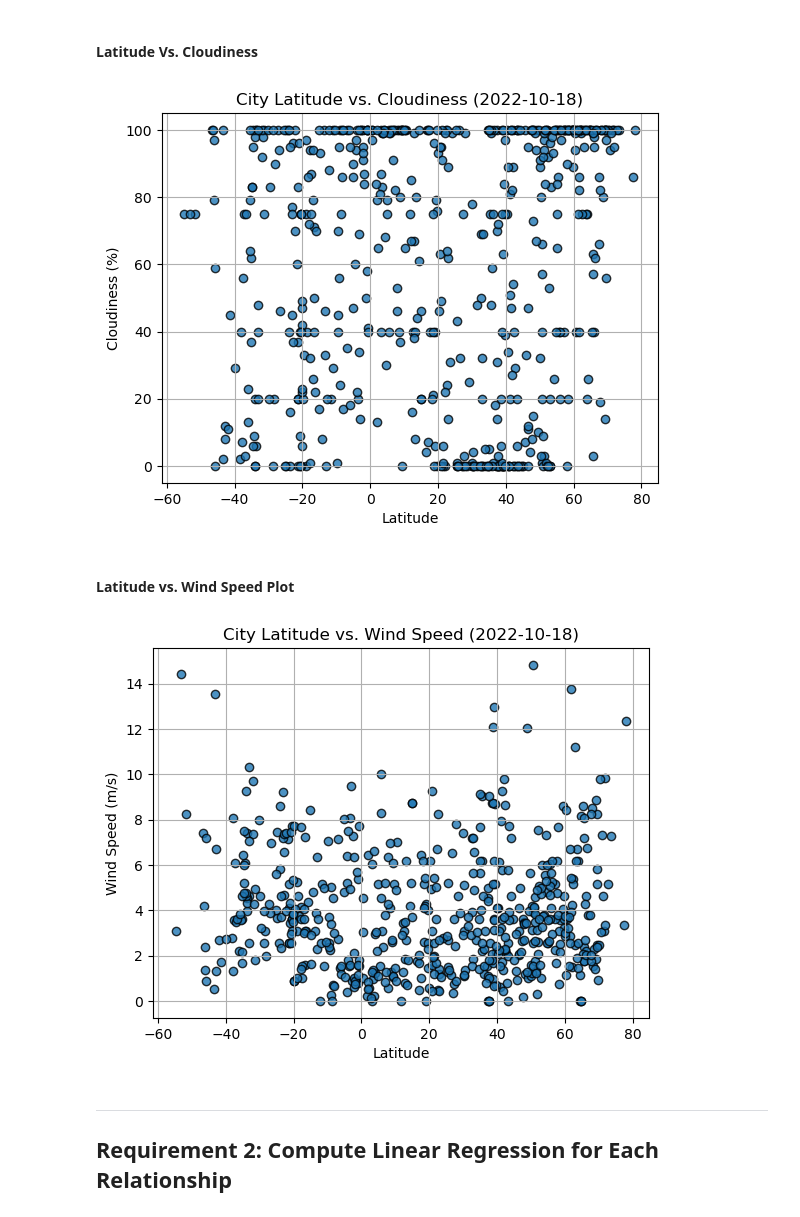
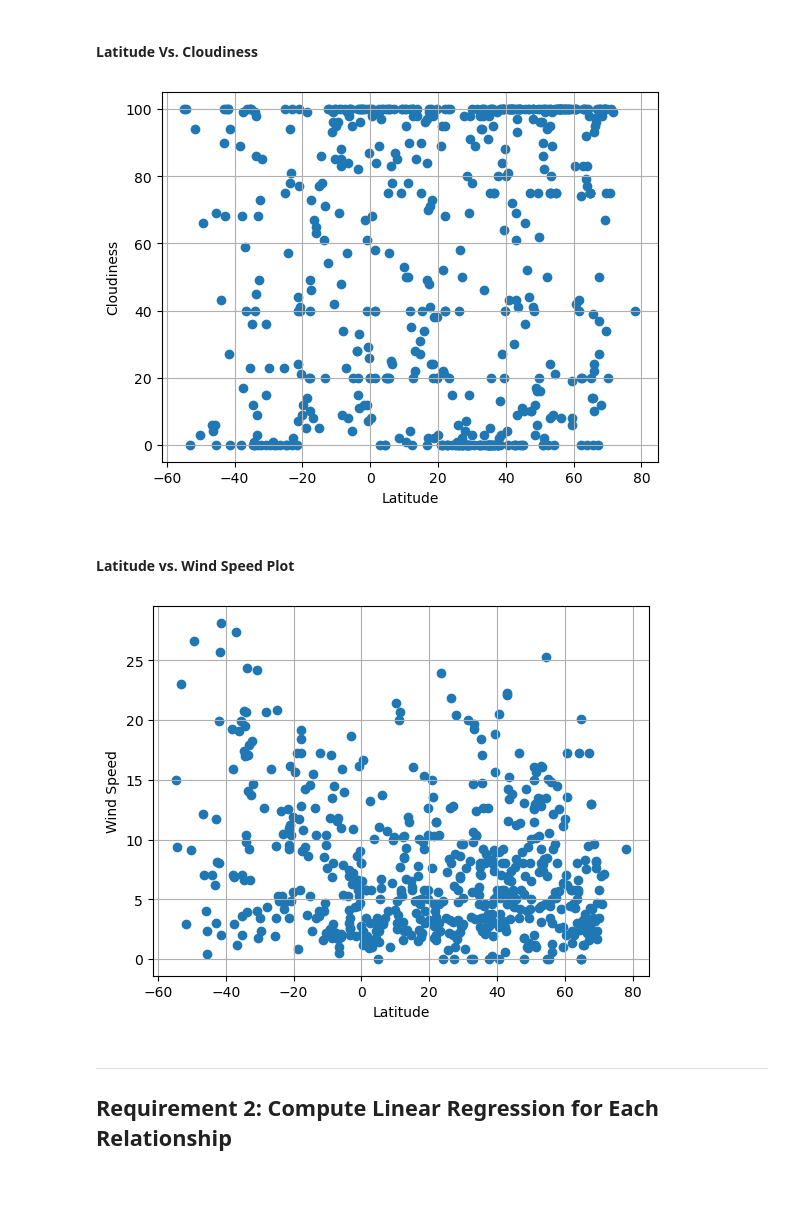
Before and after one commit to eeneedles/python-api-challenge, a Jupyter notebook: WeatherPy/WeatherPy.ipynb, the cells around one changed output. Cells and saved outputs as stored; diff of their text form; code cells hidden in the pictures; blank space fills up the shorter version.

```diff
--- a/WeatherPy/WeatherPy.ipynb
+++ b/WeatherPy/WeatherPy.ipynb
@@ -172,6 +174,6 @@ city_data_df.to_csv("output_data/cities.csv", index_label="City_ID")
 # %%
 # Read saved data
-city_data_df = pd.read_csv("output_data/cities.csv", index_col="City_ID")
+city_data_df = pd.read_csv("../cities.csv", index_col="City_ID")
 
 # Display sample data
 city_data_df.head()
@@ -221,34 +233,44 @@ plt.show()
 #### Latitude Vs. Cloudiness
 # %%
 # Build the scatter plots for latitude vs. cloudiness
-# YOUR CODE HERE
+x_values = city_data_df["Lat"]
+y_values = city_data_df["Cloudiness"]
+plt.scatter(x_values,y_values)
+plt.xlabel("Latitude")
+plt.ylabel("Cloudiness")
+
 
 # Incorporate the other graph properties
-# YOUR CODE HERE
+plt.grid(True)
 
 # Save the figure
-plt.savefig("output_data/Fig3.png")
+plt.savefig("../Fig3.png")
 
 # Show plot
 plt.show()
 # %% [output]
-[figure, old version]
+[figure, new version]
 # %% [markdown]
 #### Latitude vs. Wind Speed Plot
 # %%
 # Build the scatter plots for latitude vs. wind speed
-# YOUR CODE HERE
+x_values = city_data_df["Lat"]
+y_values = city_data_df["Wind Speed"]
+plt.scatter(x_values,y_values)
+plt.xlabel("Latitude")
+plt.ylabel("Wind Speed")
+
 
 # Incorporate the other graph properties
-# YOUR CODE HERE
+plt.grid(True)
 
 # Save the figure
-plt.savefig("output_data/Fig4.png")
+plt.savefig("../Fig4.png")
 
 # Show plot
 plt.show()
 # %% [output]
-[figure, old version]
+[figure, new version]
 # %% [markdown]
 ---
 
```
Also changed, not shown: parts of 28 cells of this notebook, 1 other file.
